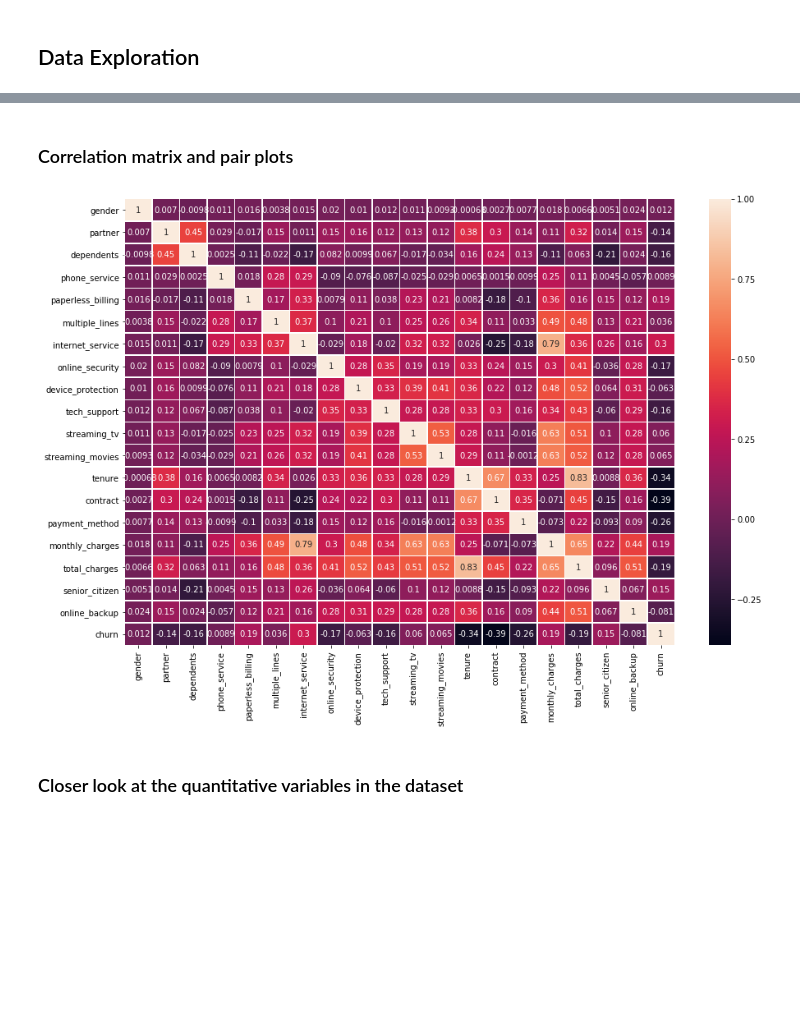
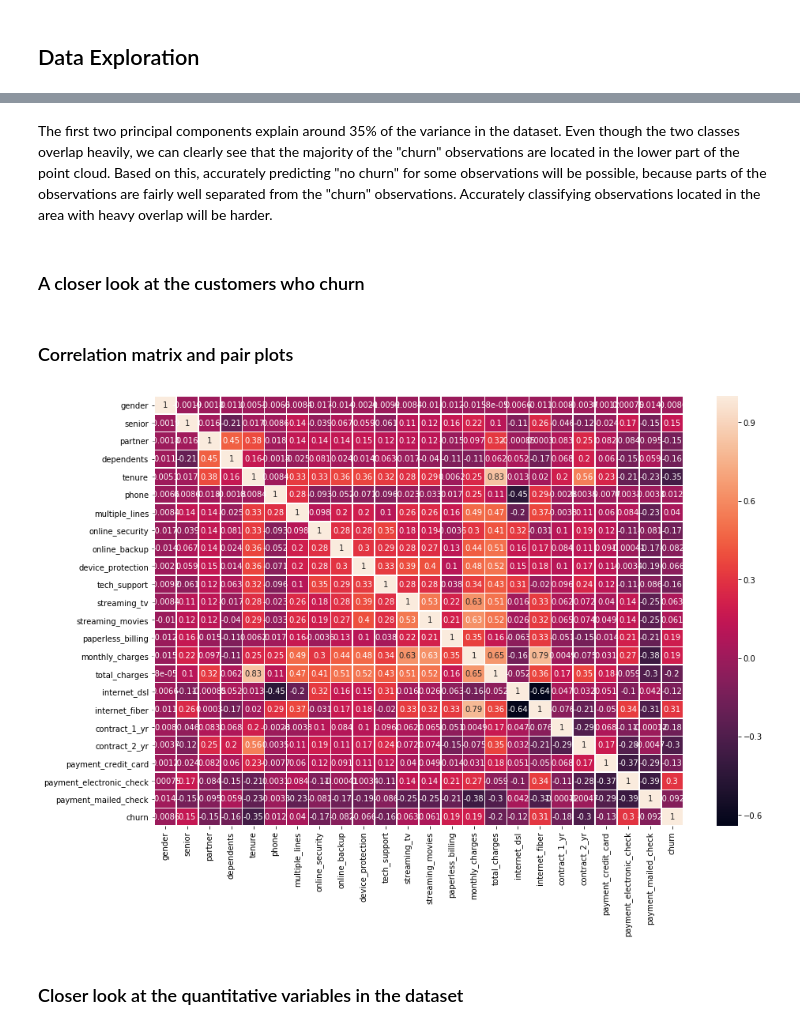
Before and after one commit to akshaysundar3/telco_prediction, a Jupyter notebook: eda_preproc.ipynb, the cells around one changed output, grey strips where cells are left out. Drawn from its saved outputs; the diff is of its cells as text; code cells hidden in the pictures; blank space fills up the shorter version.

Commit message:
update dataset + eda

```diff
--- a/eda_preproc.ipynb
+++ b/eda_preproc.ipynb
@@ -288,13 +345,17 @@ ax.grid()
+# %% [markdown]
+The first two principal components explain around 35% of the variance in the dataset. Even though the two classes overlap heavily, we can clearly see that the majority of the "churn" observations are located in the lower part of the point cloud. Based on this, accurately predicting "no churn" for some observations will be possible, because parts of the observations are fairly well separated from the "churn" observations. Accurately classifying observations located in the area with heavy overlap will be harder.
+# %% [markdown]
+### A closer look at the customers who churn
 # %% [markdown]
 ### Correlation matrix and pair plots
 # %%
 import seaborn as sns
 
-corr = df.drop("customer_id", axis=1).corr()
+corr = df.corr()
 
 fig, ax = plt.subplots(figsize=(15,10))
 sns.heatmap(corr, annot=True, linewidths=.5, ax=ax)
 plt.show()
 # %% [output]
-[figure, old version]
+[figure, new version]
 # %%
```
Also changed, not shown: parts of 63 cells of this notebook, 2 other files.
